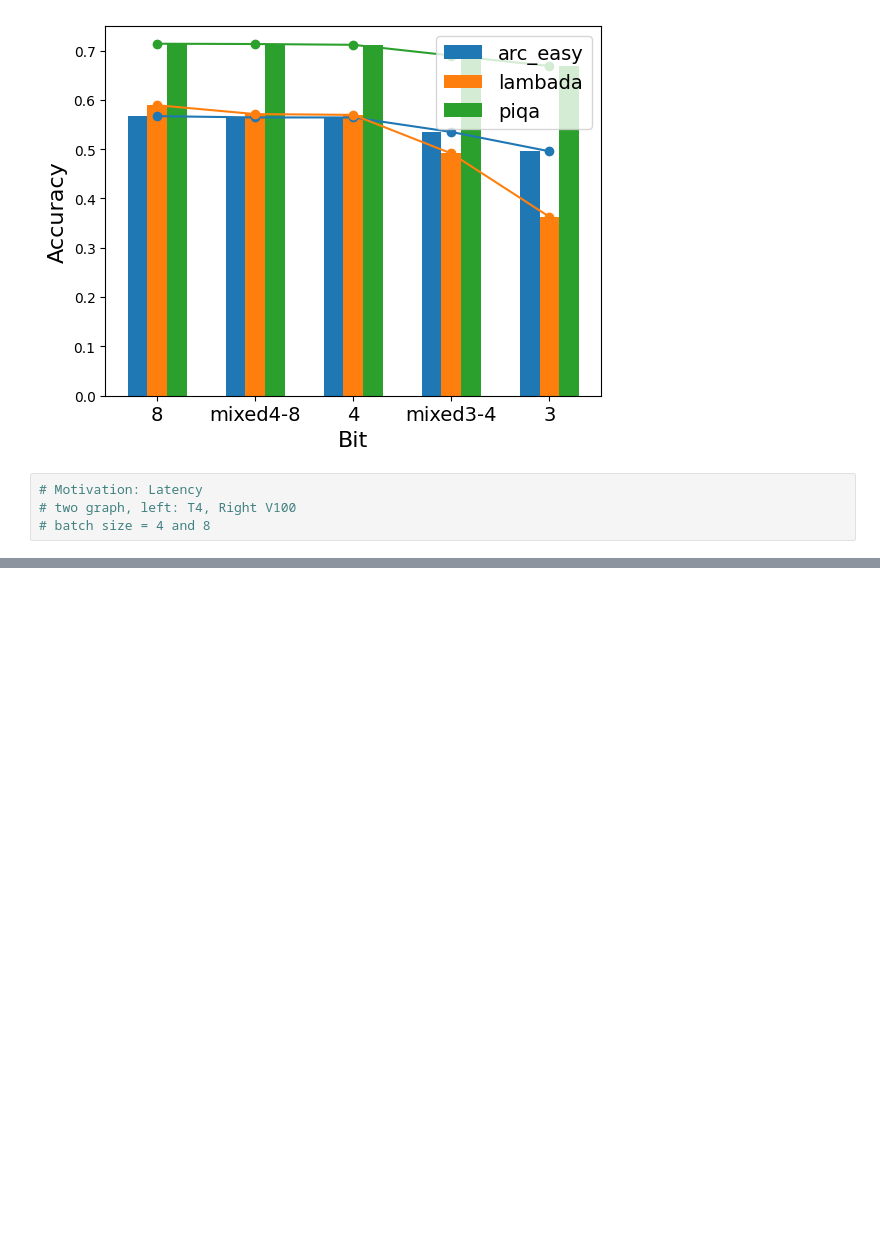
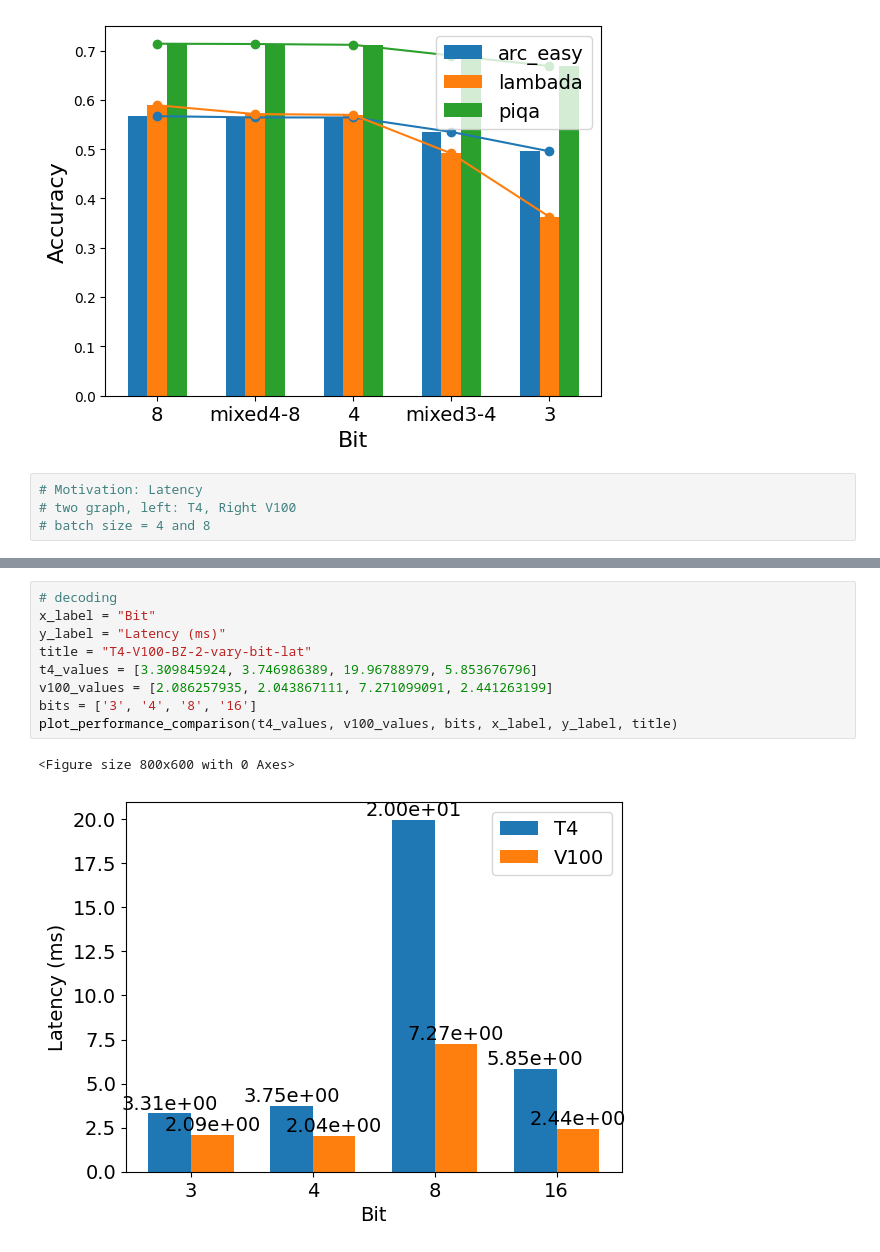
Before and after one commit to tonyzhao-jt/LLM-PQ, a Jupyter notebook: notebook/Motive_Graph.ipynb, the cells around one changed output, grey strips where cells are left out. Drawn from its saved outputs; the diff is of its cells as text; blank space fills up the shorter version.

```diff
--- a/notebook/Motive_Graph.ipynb
+++ b/notebook/Motive_Graph.ipynb
@@ -102 +103,13 @@ plot_performance_comparison(t4_values, v100_values, bits, x_label, y_label, titl
+# %%
+# decoding
+x_label = "Bit"
+y_label = "Latency (ms)"
+title = "T4-V100-BZ-2-vary-bit-lat"
+t4_values = [3.309845924, 3.746986389, 19.96788979, 5.853676796]
+v100_values = [2.086257935, 2.043867111, 7.271099091, 2.441263199]
+bits = ['3', '4', '8', '16']
+plot_performance_comparison(t4_values, v100_values, bits, x_label, y_label, title)
+# %% [output]
+<Figure size 800x600 with 0 Axes>
+[figure, added]
 # %%
```
Also changed, not shown: parts of 6 cells of this notebook, 51 other files.
